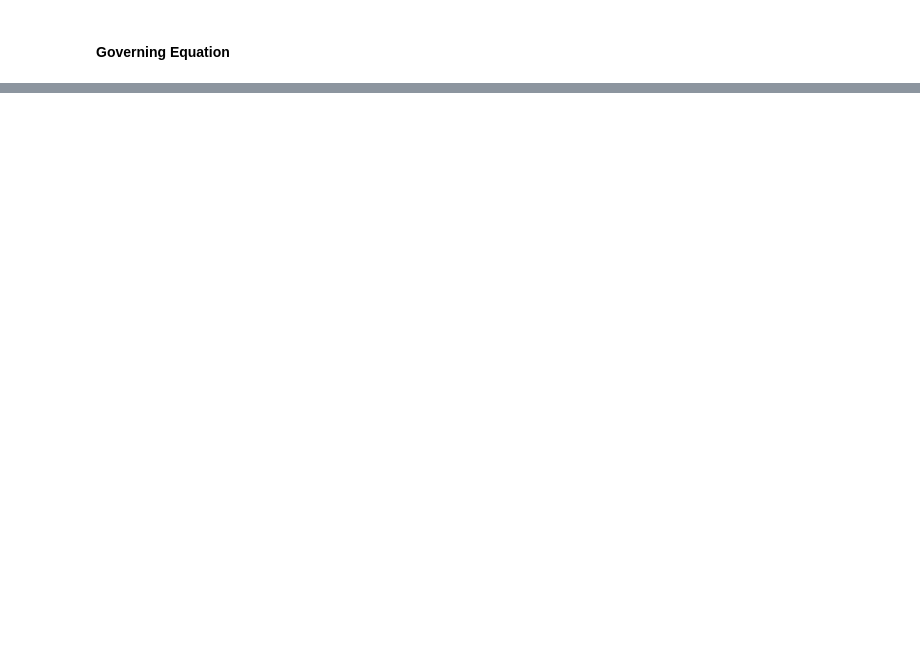
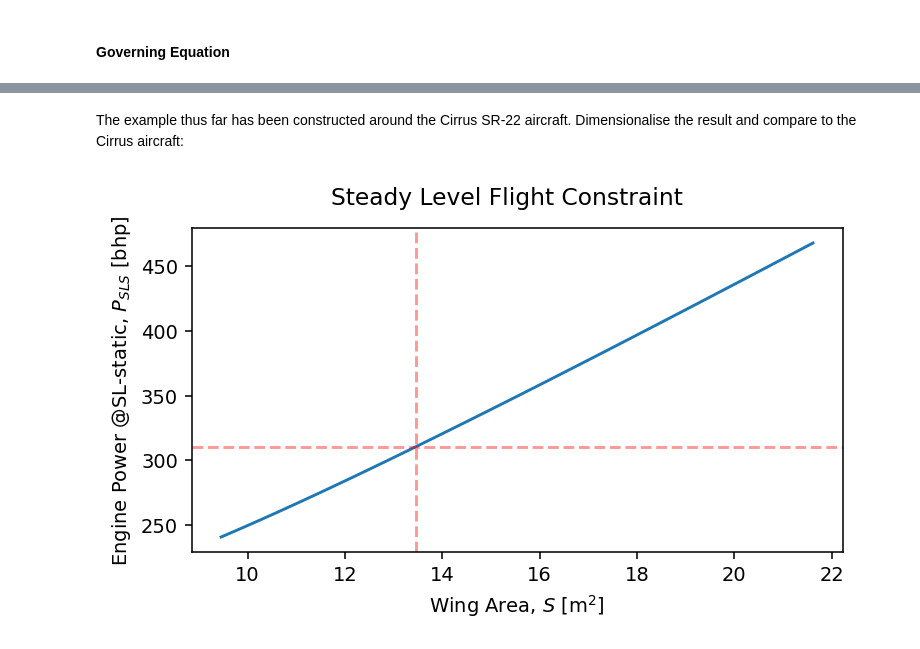
Before and after one commit to yaseen157/carpy, a Jupyter notebook: docs/source/user/L1 - Constraints Analysis.ipynb, the cells around one changed output, grey strips where cells are left out. Drawn from its saved outputs; the diff is of its cells as text; code cells hidden in the pictures; blank space fills up the shorter version.

```diff
--- a/docs/source/user/L1 - Constraints Analysis.ipynb
+++ b/docs/source/user/L1 - Constraints Analysis.ipynb
@@ -242,0 +521,28 @@ _Coming soon_
+# %% [markdown]
+The example thus far has been constructed around the Cirrus SR-22 aircraft.
+Dimensionalise the result and compare to the Cirrus aircraft:
+# %%
+from carpy.propulsion import BasicPiston
+
+Mach_num = speed / myatmosphere.c_sound(z, geometric=True)
+
+# Fraction of engine SL static brake power available for flight power
+# Lapse due to altitude
+Plapse = BasicPiston.PistonGaggFarrar().Plapse(Mach=Mach_num, altitude=z)
+# Lapse due to efficiency of shaft and propeller
+Plapse *= 0.87
+
+fig, ax = plt.subplots(1, dpi=140, figsize=(6, 3))
+fig.suptitle("Steady Level Flight Constraint")
+
+ax.plot(MTOW / (xs / MTOWfrac), Quantity(ys / (Plapse / MTOWfrac) * MTOW, "W").to("hp"))
+ax.set_xlabel(r"Wing Area, $S$ [m$^2$]")
+ax.set_ylabel(r"Engine Power @SL-static, $P_{SLS}$ [bhp]")
+
+# Continental IO-550-N 310 bhp, Cirrus SR-22 144.9ft^2
+ax.axhline(310, c="r", ls="--", alpha=0.4)
+ax.axvline(Quantity(144.9, "ft^{2}"), c="r", ls="--", alpha=0.4)
+
+plt.show()
+# %% [output]
+[figure, added]
```
Also changed, not shown: parts of 105 cells of this notebook, 4 other files.
